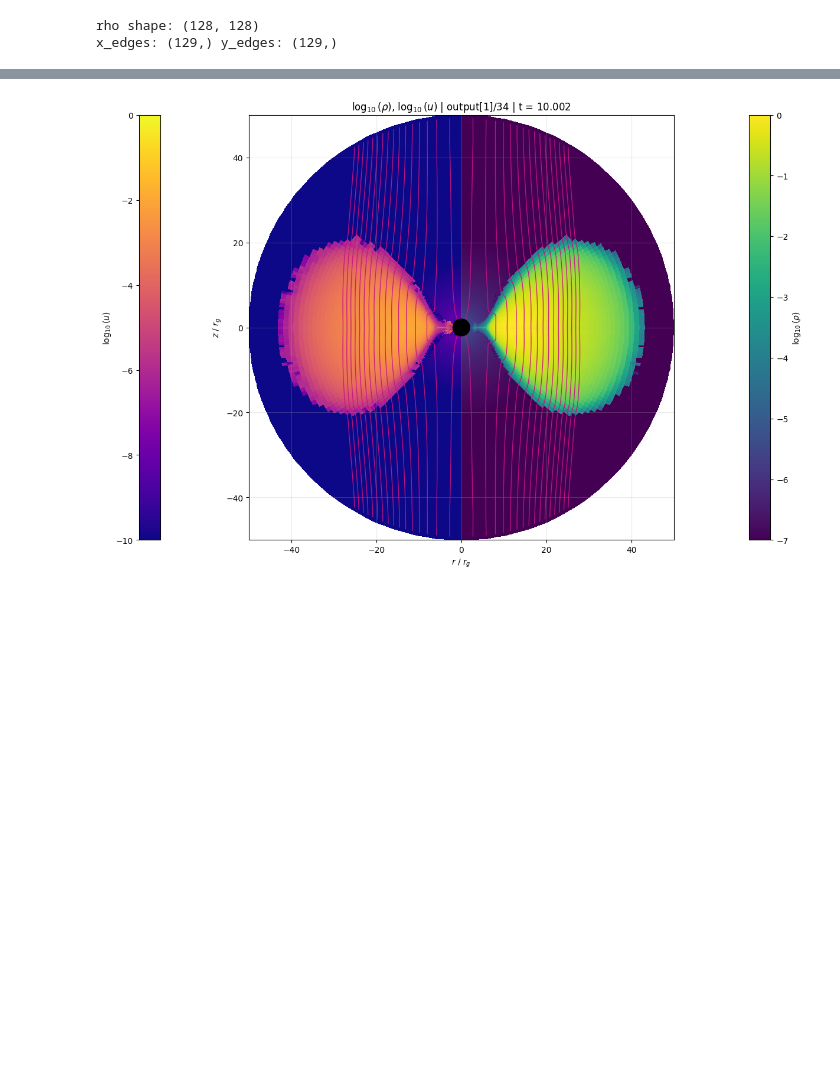
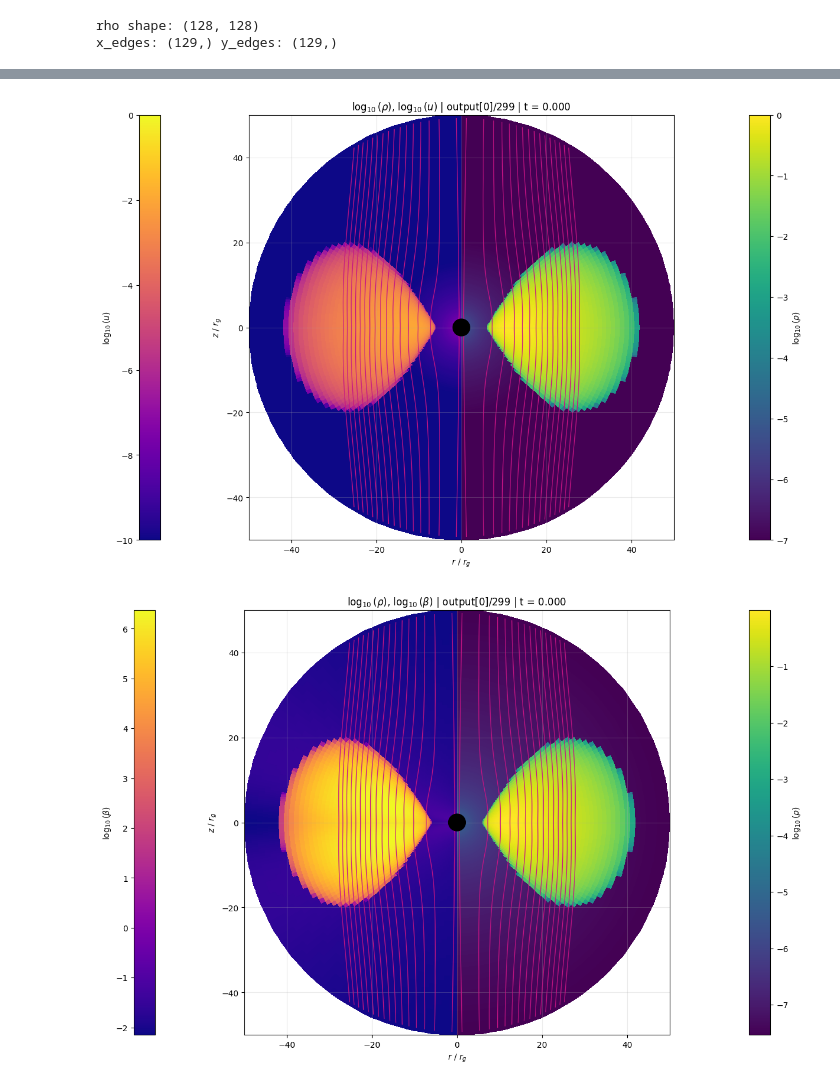
Before and after one commit to Aaron-Barrios/kharma, a Jupyter notebook: runs/analysis.ipynb, the cells around one changed output, grey strips where cells are left out. Drawn from its saved outputs; the diff is of its cells as text; code cells hidden in the pictures; blank space fills up the shorter version.

```diff
--- a/runs/analysis.ipynb
+++ b/runs/analysis.ipynb
@@ -456,6 +474,13 @@ def _resolve_dump_path(dump_file=None, output_index=None, available_dumps=None):
             available_dumps = []
 
     available_dumps = sorted(Path(p) for p in available_dumps)
+    numbered = []
+    for path in available_dumps:
+        match = re.search(r"\.out0\.(\d+)\.phdf$", path.name)
+        if match:
+            numbered.append((int(match.group(1)), path))
+    if numbered:
+        available_dumps = [path for _, path in sorted(numbered, key=lambda item: item[0])]
 
     if output_index is not None:
         if not available_dumps:
@@ -757,34 +782,36 @@ def plot_primitives_rz(
 
     return fig, ax
 # %%
-# # Single-variable example
-# plot_primitives_rz(
-#     output_index=0,
-#     variables=("rho",),
-#     var_labels=("rho",),
-#     cmaps=("viridis",),
-#     log_scale=True,
-#     add_magnetic_contours=True,
-#     contour_levels=16,
-#     figsize=(11, 7),
-# )
-
-# Two-variable example
 plot_primitives_rz(
-    output_index=1,
+    output_index=0,
     variables=("rho", "u"),
     var_labels=(r"$\rho$", r"$u$"),
     cmaps=("viridis", "plasma"),
     log_scale=(True, True),
     add_magnetic_contours=True,
     contour_levels=16,
     figsize=(12, 8),
     # vmin=[-7., -12.],
     vmin=[-7., -10.],
     vmax=[0., 0.],
 );
+
+plot_primitives_rz(
+    output_index=0,
+    variables=("rho", "beta"),
+    var_labels=(r"$\rho$", r"$\beta$"),
+    cmaps=("viridis", "plasma"),
+    log_scale=(True, True),
+    add_magnetic_contours=True,
+    contour_levels=16,
+    figsize=(12, 8),
+    # vmin=[-7., -12.],
+    # vmin=[-7., -10.],
+    # vmax=[0., 0.],
+);
 # %% [output]
-[figure, old version]
+[figure, new version]
+[figure, added]
 # %%
 # Choose which output to plot via Python-style indexing:
 # i = 0  -> first output (initial data)
```
Also changed, not shown: parts of 10 cells of this notebook.
